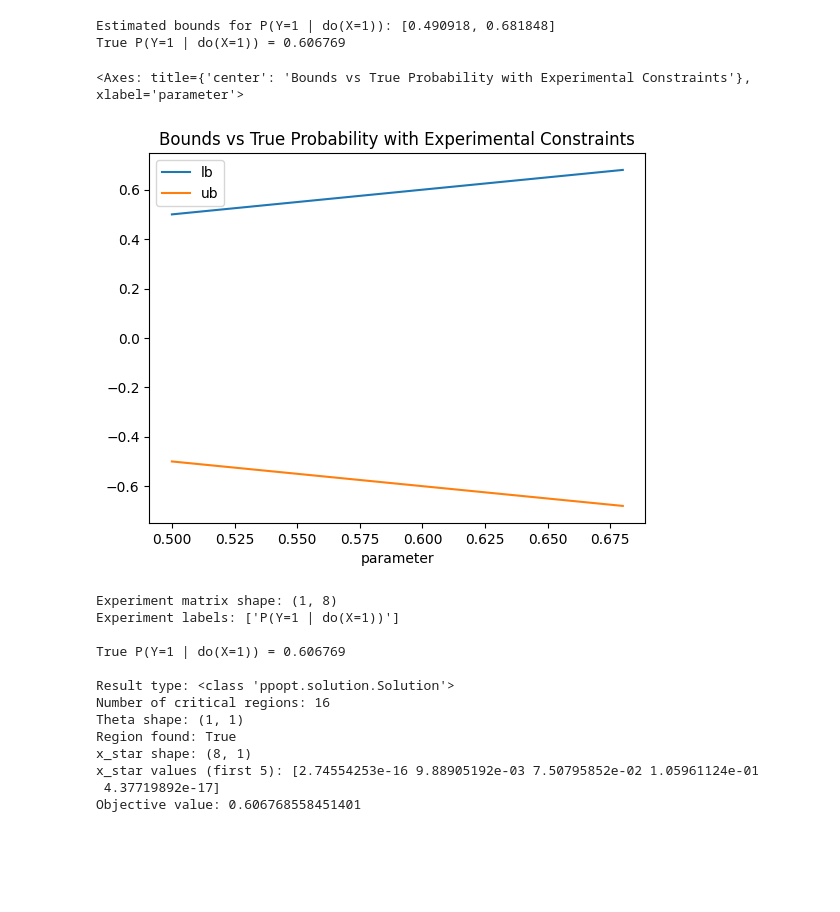
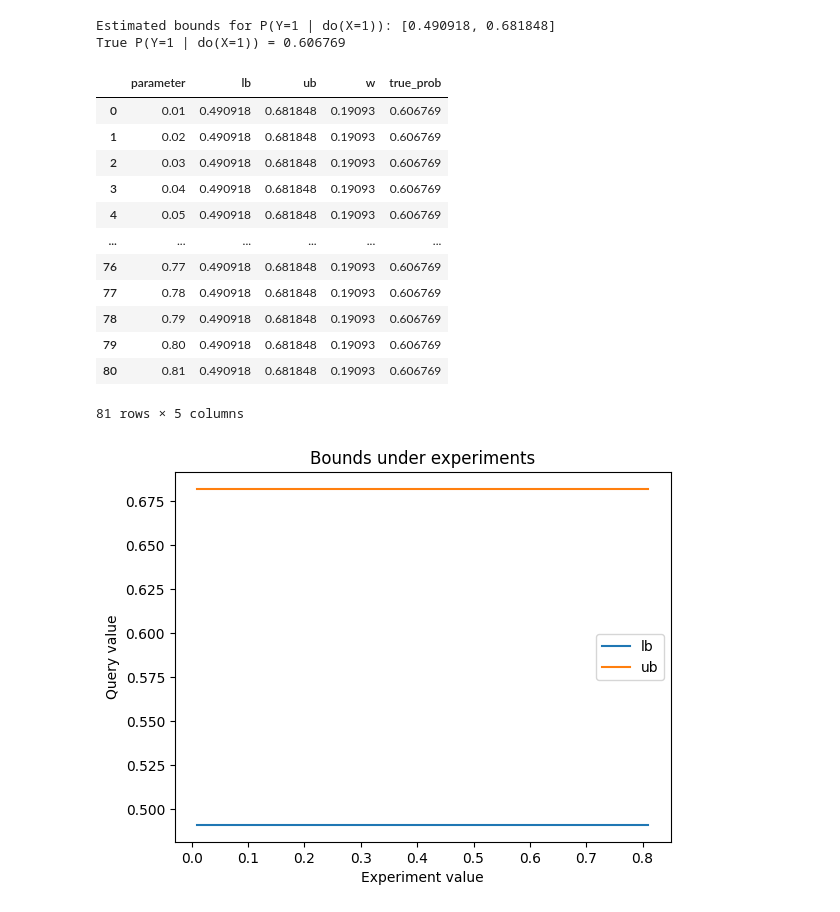
Before and after one commit to tmaringgele/Optimal-Experiments-for-Partial-Causal-Effect-Identification, a Jupyter notebook: complete_workflow.ipynb, the cells around one changed output. Drawn from its saved outputs; the diff is of its cells as text; code cells hidden in the pictures; blank space fills up the shorter version.

```diff
--- a/complete_workflow.ipynb
+++ b/complete_workflow.ipynb
@@ -95,7 +95,7 @@ lp.is_minimization = True
 lb = lp.solve(verbose=False).evaluate_objective(np.array([1]))
 
 lp.is_minimization = False
-ub = -lp.solve(verbose=False).evaluate_objective(np.array([1]))
+ub = lp.solve(verbose=False).evaluate_objective(np.array([1]))
 print(f"\nEstimated bounds for P(Y=1 | do(X=1)): [{lb:.6f}, {ub:.6f}]")
 
 true_prob = generator.computeTrueIntervention(
@@ -111,83 +111,44 @@ True P(Y=1 | do(X=1)) = 0.606769
 # %%
 # Test with experimental constraints
 lp_exp = ProgramFactory.write_LP(scm, Y={Y}, X={X}, Y_values=(1,), X_values=(1,),
-                                  V={Y}, Z={X}, V_values=(1,), Z_values=(1,))
+                                  V={Y}, Z={X}, V_values=(0,), Z_values=(0,))
 
 lp_exp.is_minimization = True
 result_lb = lp_exp.solve(verbose=False)
 lp_exp.is_minimization = False
 result_ub = lp_exp.solve(verbose=False)
 
 import pandas as pd
 df = pd.DataFrame(columns=['parameter', 'lb','ub', 'w','true_prob'])
 for p in range(0, 101):  # Loop from 0 to 100 inclusive
     parameter = p / 100  # Convert to step size of 0.01
     lb = result_lb.evaluate_objective(np.array([parameter]))
     ub = result_ub.evaluate_objective(np.array([parameter]))
     if lb is None or ub is None:
         continue
     df = pd.concat([df, pd.DataFrame([{
         'parameter': parameter,
         'lb': lb,
         'ub': ub,
         'w': ub-lb,
         'true_prob': true_prob
     }])], ignore_index=True)
 
-df.plot(x='parameter', y=['lb', 'ub'], title='Bounds vs True Probability with Experimental Constraints')
+df.plot(x='parameter', xlabel='Experiment value', y=['lb', 'ub'], ylabel='Query value', title='Bounds under experiments')
+
+df
 # %% [output]
+|  | parameter | lb | ub | w | true_prob |
+| 0 | 0.01 | 0.490918 | 0.681848 | 0.19093 | 0.606769 |
+| 1 | 0.02 | 0.490918 | 0.681848 | 0.19093 | 0.606769 |
+| 2 | 0.03 | 0.490918 | 0.681848 | 0.19093 | 0.606769 |
+| 3 | 0.04 | 0.490918 | 0.681848 | 0.19093 | 0.606769 |
+| 4 | 0.05 | 0.490918 | 0.681848 | 0.19093 | 0.606769 |
+| ... | ... | ... | ... | ... | ... |
+| 76 | 0.77 | 0.490918 | 0.681848 | 0.19093 | 0.606769 |
+| 77 | 0.78 | 0.490918 | 0.681848 | 0.19093 | 0.606769 |
+| 78 | 0.79 | 0.490918 | 0.681848 | 0.19093 | 0.606769 |
+| 79 | 0.80 | 0.490918 | 0.681848 | 0.19093 | 0.606769 |
+| 80 | 0.81 | 0.490918 | 0.681848 | 0.19093 | 0.606769 |
-<Axes: title={'center': 'Bounds vs True Probability with Experimental Constraints'}, xlabel='parameter'>
+81 rows × 5 columns
-[figure, old version]
+[figure, new version]
-# %%
-# Test with experimental constraints
-lp_exp = ProgramFactory.write_LP(scm, Y={Y}, X={X}, Y_values=(1,), X_values=(1,),
-                                  V={Y}, Z={X}, V_values=(1,), Z_values=(1,))
-
-print(f"Experiment matrix shape: {lp_exp.experiment_matrix.shape if lp_exp.experiment_matrix is not None else None}")
-print(f"Experiment labels: {lp_exp.experiment_labels}")
-
-# Try to solve with a parameter value
-true_prob = generator.computeTrueIntervention(Y={Y}, X={X}, Y_values=(1,), X_values=(1,))
-print(f"\nTrue P(Y=1 | do(X=1)) = {true_prob:.6f}")
-
-lp_exp.is_minimization = True
-try:
-    result = lp_exp.solve(verbose=False)
-    print(f"\nResult type: {type(result)}")
-    print(f"Number of critical regions: {len(result.critical_regions)}")
-
-    # Check if we can evaluate at the true probability
-    theta = np.array([true_prob]).reshape(-1, 1)
-    print(f"Theta shape: {theta.shape}")
-
-    # Get the region
-    region = result.get_region(theta)
-    print(f"Region found: {region is not None}")
-
-    if region:
-        x_star = region.evaluate(theta)
-        print(f"x_star shape: {x_star.shape}")
-        print(f"x_star values (first 5): {x_star.flatten()[:5]}")
-
-    # Try to evaluate objective
-    obj = result.evaluate_objective(theta)
-    print(f"Objective value: {obj}")
-
-except Exception as e:
-    print(f"Error: {type(e).__name__}: {e}")
-    import traceback
-    traceback.print_exc()
-# %% [output]
-Experiment matrix shape: (1, 8)
-Experiment labels: ['P(Y=1 | do(X=1))']
-
-True P(Y=1 | do(X=1)) = 0.606769
-
-Result type: <class 'ppopt.solution.Solution'>
-Number of critical regions: 16
-Theta shape: (1, 1)
-Region found: True
-x_star shape: (8, 1)
-x_star values (first 5): [2.74554253e-16 9.88905192e-03 7.50795852e-02 1.05961124e-01
- 4.37719892e-17]
-Objective value: 0.606768558451401
```
Also changed, not shown: parts of 6 cells of this notebook, 1 other file.
